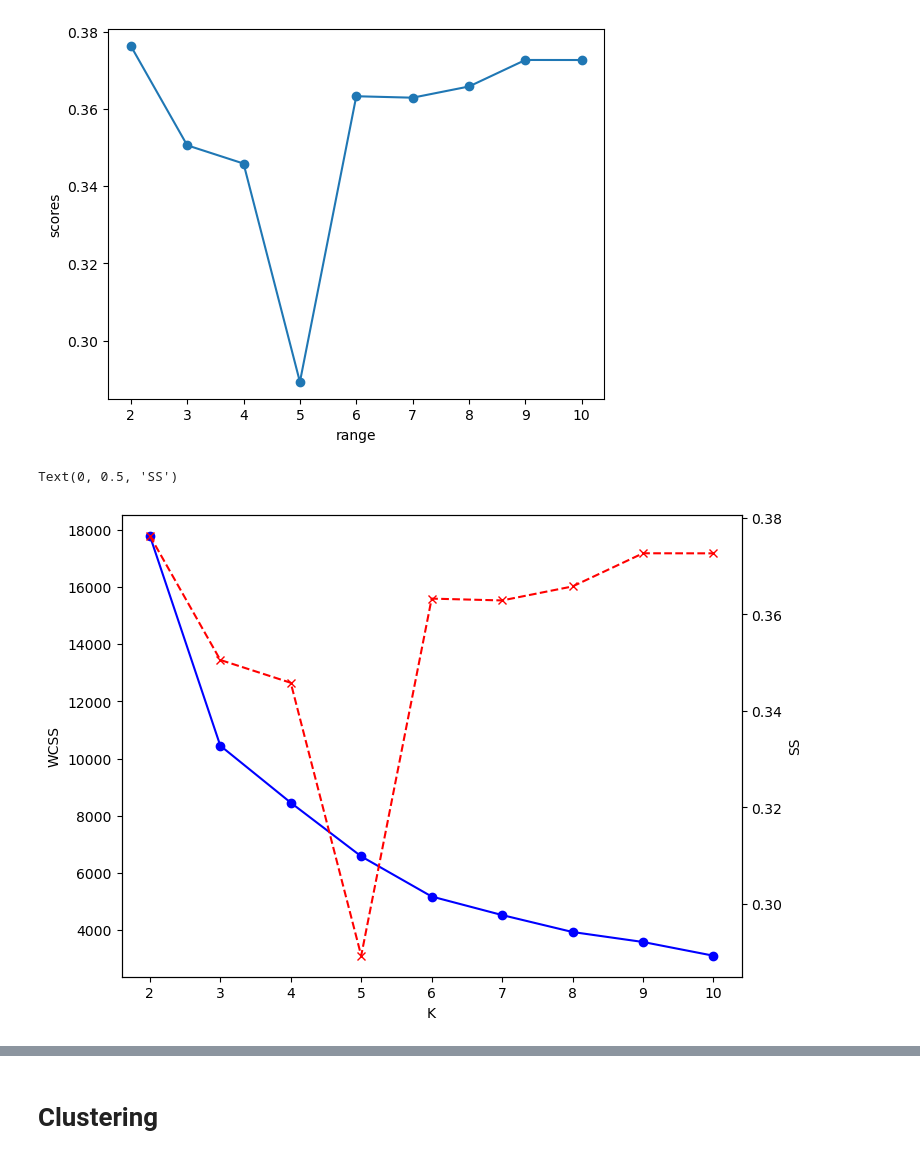
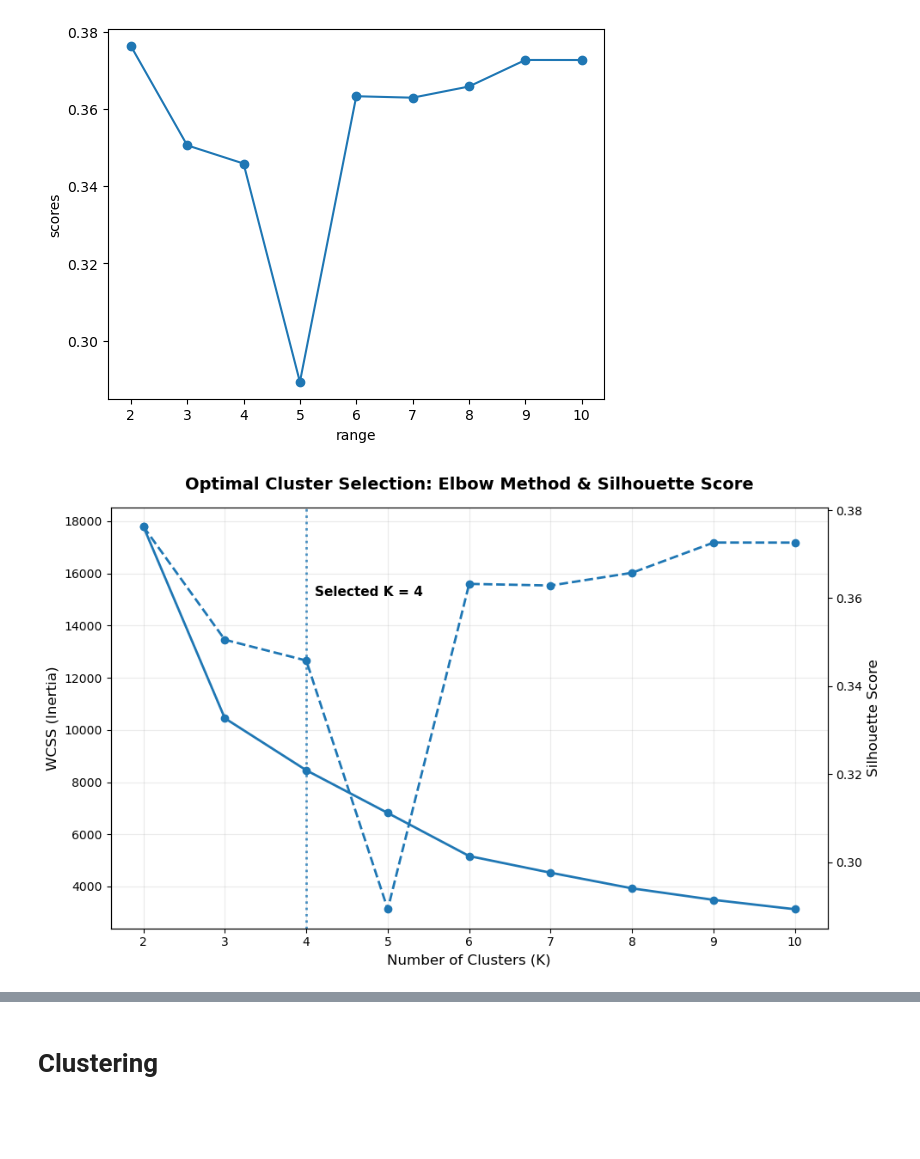
Before and after one commit to sumitjhadev/SmartCart-Customer-Segmentation, a Jupyter notebook: SmartCart_Customer_Segmentation_Analysis.ipynb, the cells around one changed output, grey strips where cells are left out. Saved outputs shown, nothing was run; the diff lists cells and outputs as text; code cells hidden in the pictures; blank space fills up the shorter version.

```diff
--- a/SmartCart_Customer_Segmentation_Analysis.ipynb
+++ b/SmartCart_Customer_Segmentation_Analysis.ipynb
@@ -422,19 +444,76 @@ plt.ylabel("scores")
 Text(0, 0.5, 'scores')
 [figure]
 # %%
-# combined plot
+import matplotlib.pyplot as plt
+import numpy as np
+
+
+# Cluster Selection: Elbow Method + Silhouette Score
 
 k_range = range(2, 11)
 
-fig, ax1 = plt.subplots(figsize=(8, 6))
+fig, ax1 = plt.subplots(figsize=(10, 6))
 
-ax1.plot(k_range, wcss[:len(k_range)], marker="o", color="blue")
-ax1.set_xlabel("K")
-ax1.set_ylabel("WCSS")
+# WCSS / Inertia
+ax1.plot(
+    k_range,
+    wcss[:len(k_range)],
+    marker="o",
+    linewidth=2,
+    label="WCSS"
+)
 
+ax1.set_xlabel("Number of Clusters (K)", fontsize=12)
+ax1.set_ylabel("WCSS (Inertia)", fontsize=12)
+ax1.set_title(
+    "Optimal Cluster Selection: Elbow Method & Silhouette Score",
+    fontsize=14,
+    fontweight="bold",
+    pad=15
+)
+
+# Silhouette Score
 ax2 = ax1.twinx()
-ax2.plot(k_range, scores[:len(k_range)], marker="x", color="red", linestyle="--")
-ax2.set_ylabel("SS")
+
+ax2.plot(
+    k_range,
+    scores[:len(k_range)],
+    marker="o",
+    linestyle="--",
+    linewidth=2,
+    label="Silhouette Score"
+)
+
+ax2.set_ylabel("Silhouette Score", fontsize=12)
+
+# Highlight selected K
+ax1.axvline(
+    x=4,
+    linestyle=":",
+    linewidth=2,
+    alpha=0.8
+)
+
+ax1.text(
+    4.1,
+    max(wcss) * 0.85,
+    "Selected K = 4",
+    fontsize=11,
+    fontweight="bold"
+)
+
+# Improve layout
+ax1.grid(True, alpha=0.25)
+
+plt.tight_layout()
+
+# Save high-quality image for GitHub README
+plt.savefig(
+    "figures/cluster_selection.png",
+    dpi=300,
+    bbox_inches="tight"
+)
+
+plt.show()
 # %% [output]
-Text(0, 0.5, 'SS')
-[figure, old version]
+[figure, new version]
```
Also changed, not shown: parts of 8 cells of this notebook, 2 other files.
